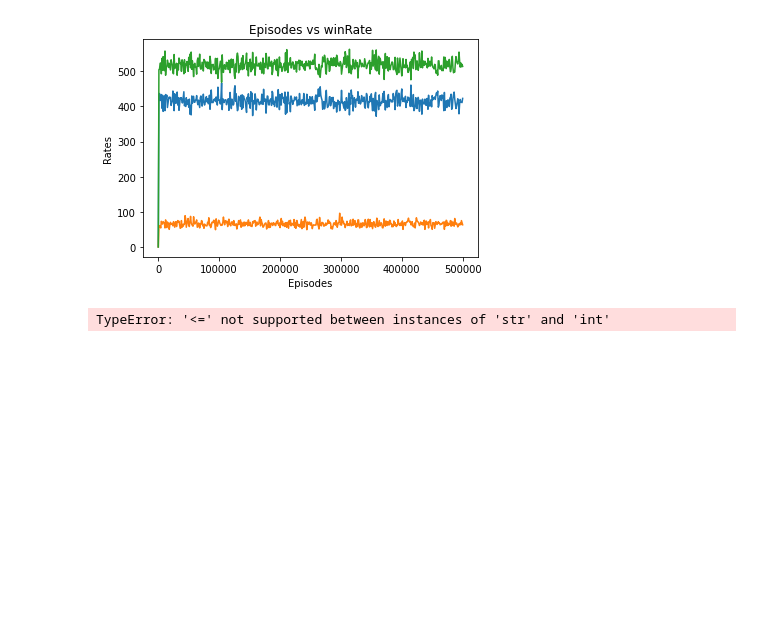
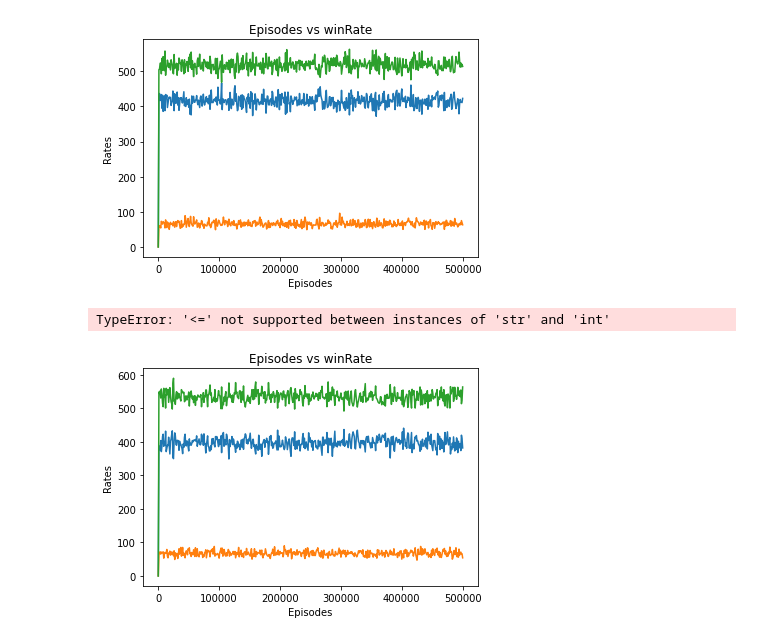
Before and after one commit to Voben/ARI2204-Reinforcement_Learning, a Jupyter notebook: main.ipynb, the cells around one changed output. Cells and saved outputs as stored; diff of their text form; code cells hidden in the pictures; blank space fills up the shorter version.

Commit message:
Solved merge conflicts with sarsamax and mc

```diff
--- a/main.ipynb
+++ b/main.ipynb
@@ -36,7 +36,7 @@ class stateActionVal:
 class player:
     def __init__(self):
         self.cards = [] # cards currently in hand
-        self.total = 0 # card total
+        self.total = int(0) # card total
         self.hasAce = False # True if an ace is being used as a 11
 
     def addCard(self, card):
@@ -404,13 +454,3 @@ sarse = SARSA()
 numOfEps = 500000
 
 sarse.training(numOfEps)
-# %%
-sarse_max = SARSAMAX()
-
-numOfEps = 500000
-
-sarse_max.training(numOfEps)
-
-sarse_max.printCounts()
-
-sarse_max.findPerc(numOfEps)
@@ -507,0 +530,4 @@ sarse.training(1000)
+# %%
+plotOutcomes(500000, mc)
+# %% [output]
+[figure, added]
```
Also changed, not shown: parts of 6 cells of this notebook.
